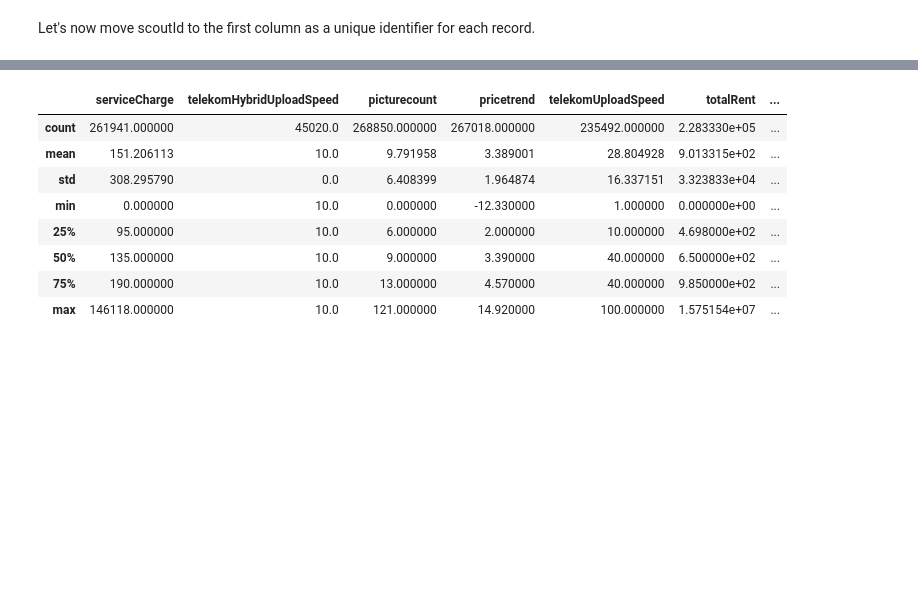
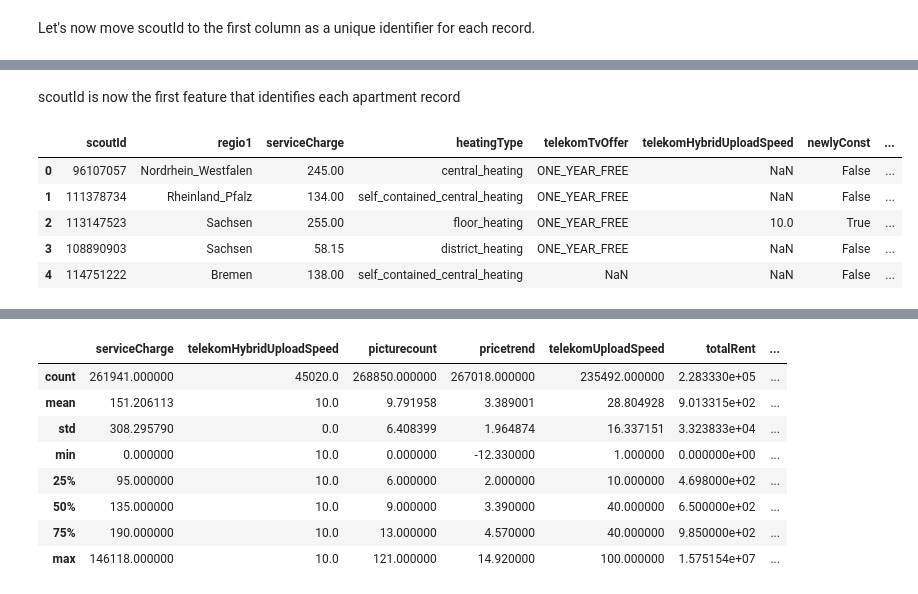
Before and after one commit to femi-lujo/germany_rental_apartments, a Jupyter notebook: notebooks/data_wrangling.ipynb, the cells around one changed output, grey strips where cells are left out. Drawn from its saved outputs; the diff is of its cells as text; code cells hidden in the pictures; blank space fills up the shorter version.

```diff
--- a/notebooks/data_wrangling.ipynb
+++ b/notebooks/data_wrangling.ipynb
@@ -171,0 +118,12 @@ immo_data[['serviceCharge', 'pricetrend', 'totalRent', 'baseRent', 'heatingCosts
+# %% [markdown]
+scoutId is now the first feature that identifies each apartment record
+# %%
+pd.options.display.max_columns = None
+immo_data.head()
+# %% [output]
+|  | scoutId | regio1 | serviceCharge | heatingType | telekomTvOffer | telekomHybridUploadSpeed | newlyConst | ... |
+| 0 | 96107057 | Nordrhein_Westfalen | 245.00 | central_heating | ONE_YEAR_FREE | NaN | False | ... |
+| 1 | 111378734 | Rheinland_Pfalz | 134.00 | self_contained_central_heating | ONE_YEAR_FREE | NaN | False | ... |
+| 2 | 113147523 | Sachsen | 255.00 | floor_heating | ONE_YEAR_FREE | 10.0 | True | ... |
+| 3 | 108890903 | Sachsen | 58.15 | district_heating | ONE_YEAR_FREE | NaN | False | ... |
+| 4 | 114751222 | Bremen | 138.00 | self_contained_central_heating | NaN | NaN | False | ... |
```
Also changed, not shown: parts of 55 cells of this notebook.
